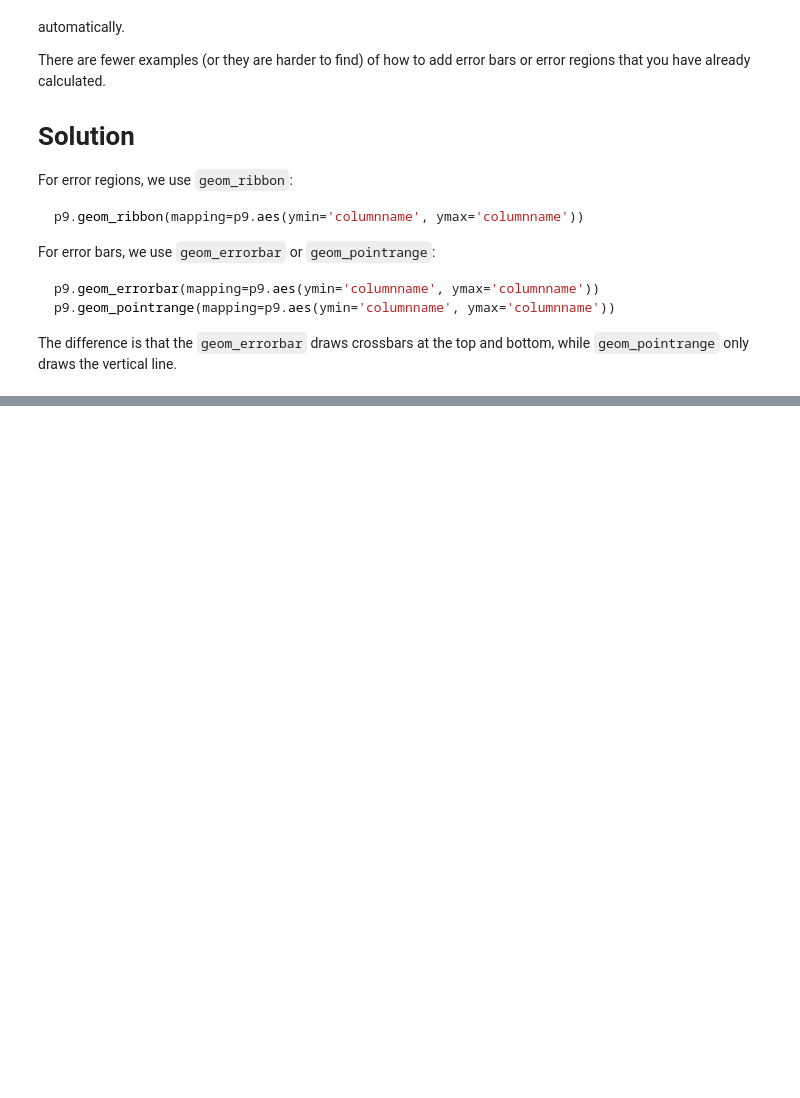
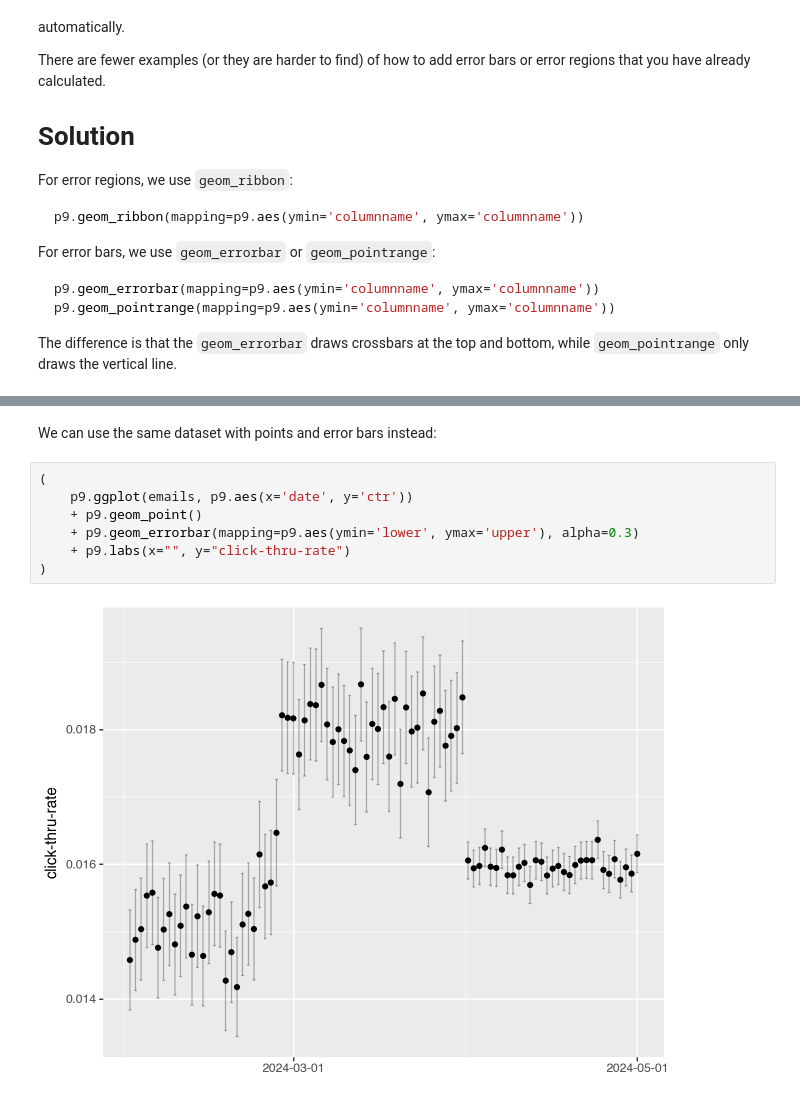
Before and after one commit to kiwidamien/p9, a Jupyter notebook: posts/ggplot2-tips/making-manual-error-bars.ipynb, the cells around one changed output, grey strips where cells are left out. Saved outputs shown, nothing was run; the diff lists cells and outputs as text; blank space fills up the shorter version.

```diff
--- a/posts/ggplot2-tips/making-manual-error-bars.ipynb
+++ b/posts/ggplot2-tips/making-manual-error-bars.ipynb
@@ -32,0 +65,11 @@ The difference is that the `geom_errorbar` draws crossbars at the top and bottom
+# %% [markdown]
+We can use the same dataset with points and error bars instead:
+# %%
+(
+    p9.ggplot(emails, p9.aes(x='date', y='ctr'))
+    + p9.geom_point()
+    + p9.geom_errorbar(mapping=p9.aes(ymin='lower', ymax='upper'), alpha=0.3)
+    + p9.labs(x="", y="click-thru-rate")
+)
+# %% [output]
+[figure, added]
```
Also changed, not shown: parts of 5 cells of this notebook, 36 other files.
